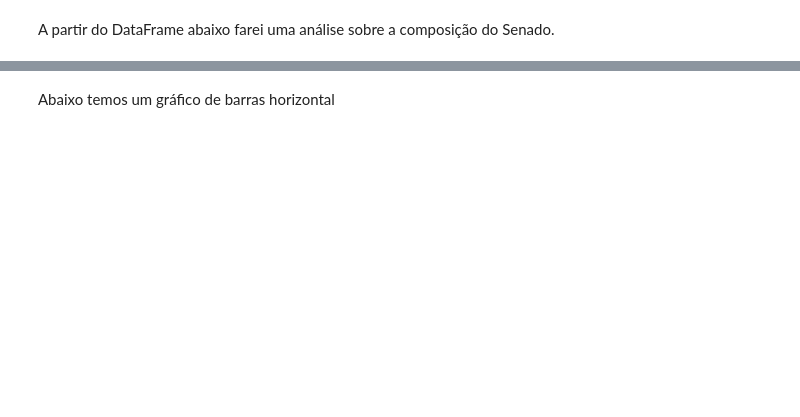
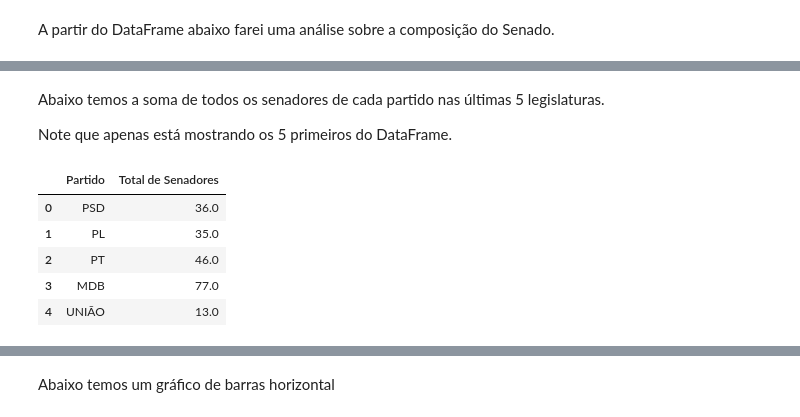
Before and after one commit to HenriqueMPereira/SenadoFederal, a Jupyter notebook: Senado_Federal.ipynb, the cells around one changed output, grey strips where cells are left out. Saved outputs shown, nothing was run; the diff lists cells and outputs as text; code cells hidden in the pictures; blank space fills up the shorter version.

```diff
--- a/Senado_Federal.ipynb
+++ b/Senado_Federal.ipynb
@@ -305,0 +372,24 @@ print(df_resultante)
+# %% [markdown]
+Abaixo temos a soma de todos os senadores de cada partido nas últimas 5 legislaturas.
+
+Note que apenas está mostrando os 5 primeiros do DataFrame.
+# %%
+"""
+Somando senadores de cada partido, ou seja,
+PSD = leg57 + leg56 + leg55 + leg54 + leg53
+PSD = 15 + 16 + 4 + 1 + 0 = 36
+"""
+soma_senadores_por_partido = df_partidos_legislaturas.sum()
+
+# Criando um DataFrame e recebendo os dados acima
+soma_senadores_por_partido_df = soma_senadores_por_partido.reset_index()
+soma_senadores_por_partido_df.columns = ["Partido", "Total de Senadores"]
+
+soma_senadores_por_partido_df.head()
+# %% [output]
+|  | Partido | Total de Senadores |
+| 0 | PSD | 36.0 |
+| 1 | PL | 35.0 |
+| 2 | PT | 46.0 |
+| 3 | MDB | 77.0 |
+| 4 | UNIÃO | 13.0 |
```
Also changed, not shown: parts of 43 cells of this notebook.
